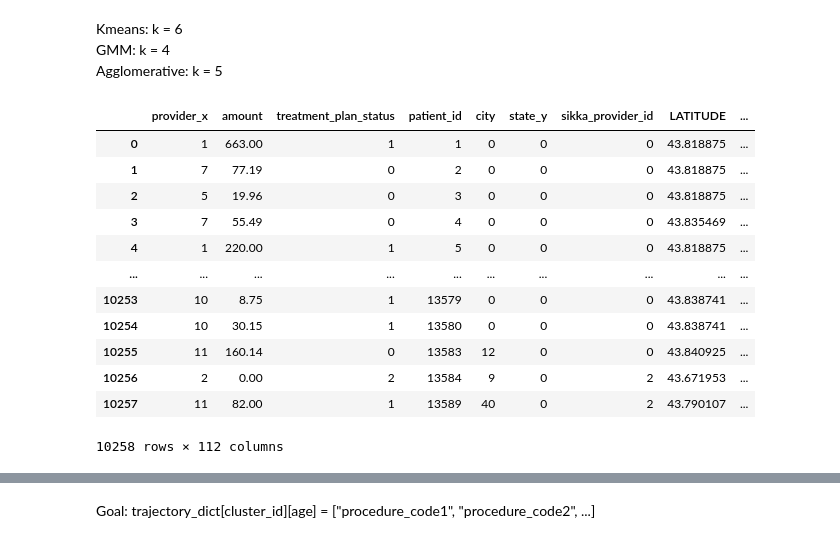
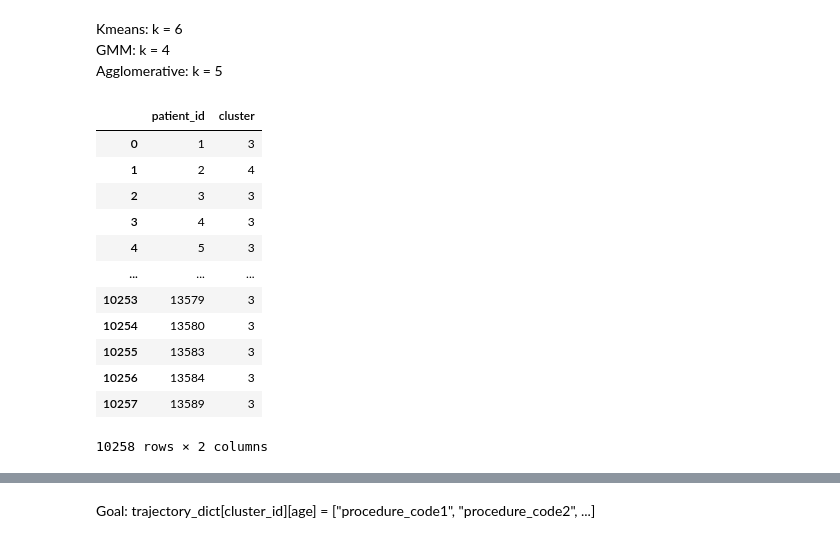
Before and after one commit to Fulankeee/SmilePass, a Jupyter notebook: Recommondation_Conclude_session.ipynb, the cells around one changed output, grey strips where cells are left out. Drawn from its saved outputs; the diff is of its cells as text; code cells hidden in the pictures.

```diff
--- a/Recommondation_Conclude_session.ipynb
+++ b/Recommondation_Conclude_session.ipynb
@@ -393,18 +393,19 @@ GMM: k = 4
 Agglomerative: k = 5
 # %%
 df_sv_kmeans, kmeans, scaler = cluster_patients_kmeans(df_svd, n_clusters=6)
-df_sv_kmeans
+cluster_map_kmeans = df_sv_kmeans[['patient_id', 'cluster']]
+cluster_map_kmeans
 # %% [output]
-|  | provider_x | amount | treatment_plan_status | patient_id | city | state_y | sikka_provider_id | LATITUDE | ... |
-| 0 | 1 | 663.00 | 1 | 1 | 0 | 0 | 0 | 43.818875 | ... |
-| 1 | 7 | 77.19 | 0 | 2 | 0 | 0 | 0 | 43.818875 | ... |
-| 2 | 5 | 19.96 | 0 | 3 | 0 | 0 | 0 | 43.818875 | ... |
-| 3 | 7 | 55.49 | 0 | 4 | 0 | 0 | 0 | 43.835469 | ... |
-| 4 | 1 | 220.00 | 1 | 5 | 0 | 0 | 0 | 43.818875 | ... |
-| ... | ... | ... | ... | ... | ... | ... | ... | ... | ... |
-| 10253 | 10 | 8.75 | 1 | 13579 | 0 | 0 | 0 | 43.838741 | ... |
-| 10254 | 10 | 30.15 | 1 | 13580 | 0 | 0 | 0 | 43.838741 | ... |
-| 10255 | 11 | 160.14 | 0 | 13583 | 12 | 0 | 0 | 43.840925 | ... |
-| 10256 | 2 | 0.00 | 2 | 13584 | 9 | 0 | 2 | 43.671953 | ... |
-| 10257 | 11 | 82.00 | 1 | 13589 | 40 | 0 | 2 | 43.790107 | ... |
+|  | patient_id | cluster |
+| 0 | 1 | 3 |
+| 1 | 2 | 4 |
+| 2 | 3 | 3 |
+| 3 | 4 | 3 |
+| 4 | 5 | 3 |
+| ... | ... | ... |
+| 10253 | 13579 | 3 |
+| 10254 | 13580 | 3 |
+| 10255 | 13583 | 3 |
+| 10256 | 13584 | 3 |
+| 10257 | 13589 | 3 |
-10258 rows × 112 columns
+10258 rows × 2 columns
```
Also changed, not shown: parts of 16 cells of this notebook.
